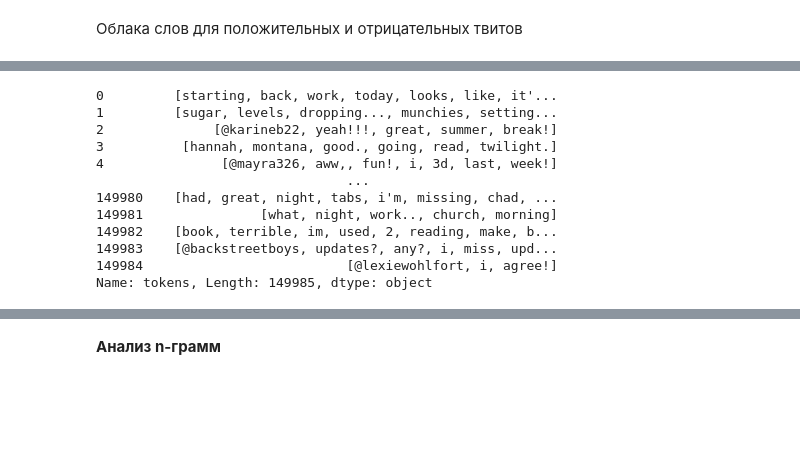
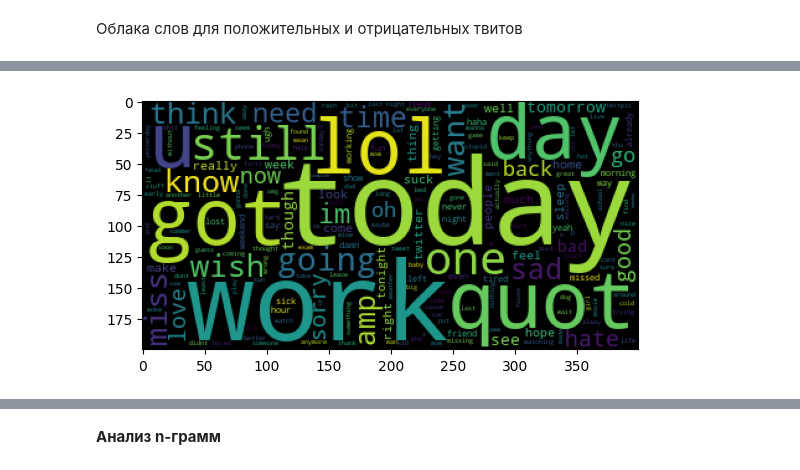
Before and after one commit to sergeiperel/nlp-sentiment-analysis, a Jupyter notebook: eda_vlad.ipynb, the cells around one changed output, grey strips where cells are left out. Cells and saved outputs as stored; diff of their text form; code cells hidden in the pictures; blank space fills up the shorter version.

```diff
--- a/eda_vlad.ipynb
+++ b/eda_vlad.ipynb
@@ -144,2 +163,0 @@ morph = MorphAnalyzer()
-# %%
-df = df.assign(tokens = df.text.str.split())
@@ -162,15 +164,8 @@ Wall time: 17.4 s
-# %%
-df.tokens
-# %% [output]
-0         [starting, back, work, today, looks, like, it'...
-1         [sugar, levels, dropping..., munchies, setting...
-2              [@karineb22, yeah!!!, great, summer, break!]
-3          [hannah, montana, good., going, read, twilight.]
-4               [@mayra326, aww,, fun!, i, 3d, last, week!]
-                                ...
-149980    [had, great, night, tabs, i'm, missing, chad, ...
-149981               [what, night, work.., church, morning]
-149982    [book, terrible, im, used, 2, reading, make, b...
-149983    [@backstreetboys, updates?, any?, i, miss, upd...
-149984                          [@lexiewohlfort, i, agree!]
-Name: tokens, Length: 149985, dtype: object
+# %%
+all_words = ' '.join(df.loc[df.target == 0, 'words'].values.tolist())
+# %%
+%%time
+plt.imshow(WordCloud().generate(all_words))
+plt.show()
+# %% [output]
+[figure, added]
```
Also changed, not shown: parts of 37 cells of this notebook.
